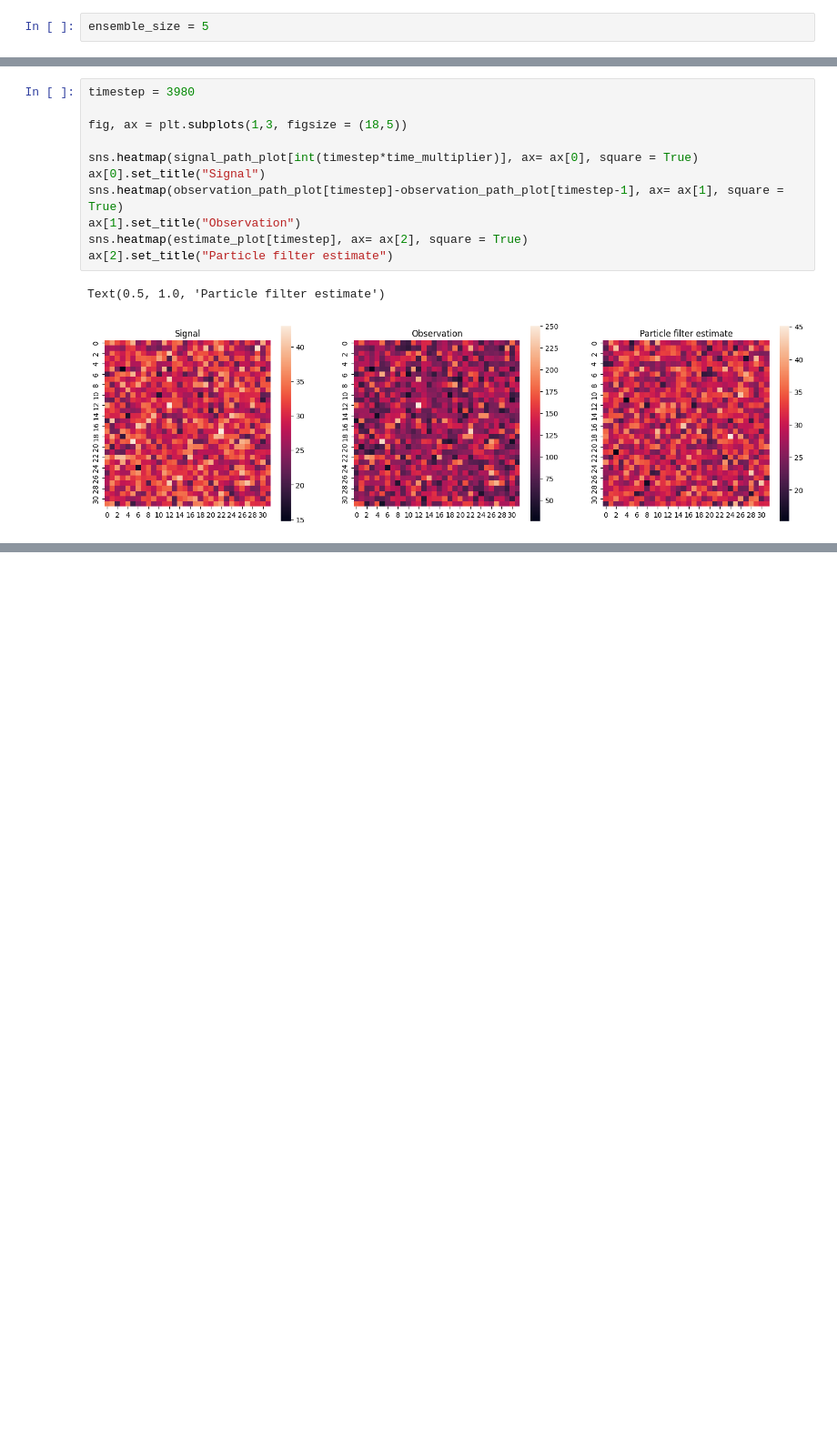
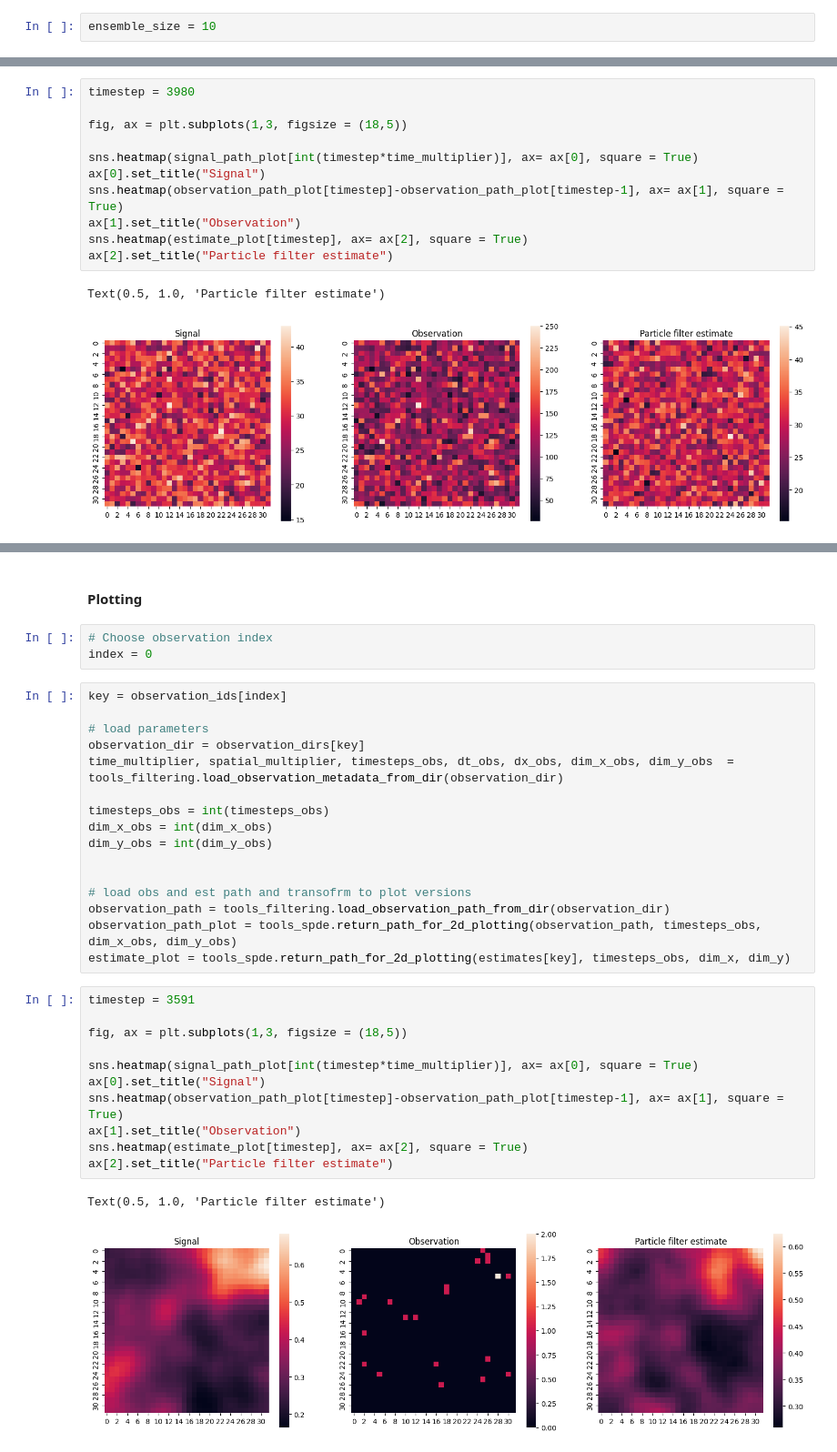
Before and after one commit to jszala/SPDE_Poisson_filtering, a Jupyter notebook: paper_simulations_notebook.ipynb, the cells around one changed output, grey strips where cells are left out. Shown at 91% size. Saved outputs shown, nothing was run; the diff lists cells and outputs as text; blank space fills up the shorter version.

```diff
--- a/paper_simulations_notebook.ipynb
+++ b/paper_simulations_notebook.ipynb
@@ -286,5 +347,5 @@ observation_path_plot = tools_spde.return_path_for_2d_plotting(observation_path,
 # %%
-ensemble_size = 5
+ensemble_size = 10
 # %%
 estimate = tools_filtering.run_particle_filter_with_estimator_id(working_dir, observation_dir, estimator_id, ensemble_size, print_steps=True, save_simulation=True)
 # %%
@@ -305,0 +393,35 @@ Text(0.5, 1.0, 'Particle filter estimate')
+# %% [markdown]
+#### Plotting
+# %%
+# Choose observation index
+index = 0
+# %%
+key = observation_ids[index]
+
+# load parameters
+observation_dir = observation_dirs[key]
+time_multiplier, spatial_multiplier, timesteps_obs, dt_obs, dx_obs, dim_x_obs, dim_y_obs  = tools_filtering.load_observation_metadata_from_dir(observation_dir)
+
+timesteps_obs = int(timesteps_obs)
+dim_x_obs = int(dim_x_obs)
+dim_y_obs = int(dim_y_obs)
+
+
+# load obs and est path and transofrm to plot versions
+observation_path = tools_filtering.load_observation_path_from_dir(observation_dir)
+observation_path_plot = tools_spde.return_path_for_2d_plotting(observation_path, timesteps_obs, dim_x_obs, dim_y_obs)
+estimate_plot = tools_spde.return_path_for_2d_plotting(estimates[key], timesteps_obs, dim_x, dim_y)
+# %%
+timestep = 3591
+
+fig, ax = plt.subplots(1,3, figsize = (18,5))
+
+sns.heatmap(signal_path_plot[int(timestep*time_multiplier)], ax= ax[0], square = True)
+ax[0].set_title("Signal")
+sns.heatmap(observation_path_plot[timestep]-observation_path_plot[timestep-1], ax= ax[1], square = True)
+ax[1].set_title("Observation")
+sns.heatmap(estimate_plot[timestep], ax= ax[2], square = True)
+ax[2].set_title("Particle filter estimate")
+# %% [output]
+Text(0.5, 1.0, 'Particle filter estimate')
+[figure, added]
```
Also changed, not shown: parts of 62 cells of this notebook, 2 other files.
